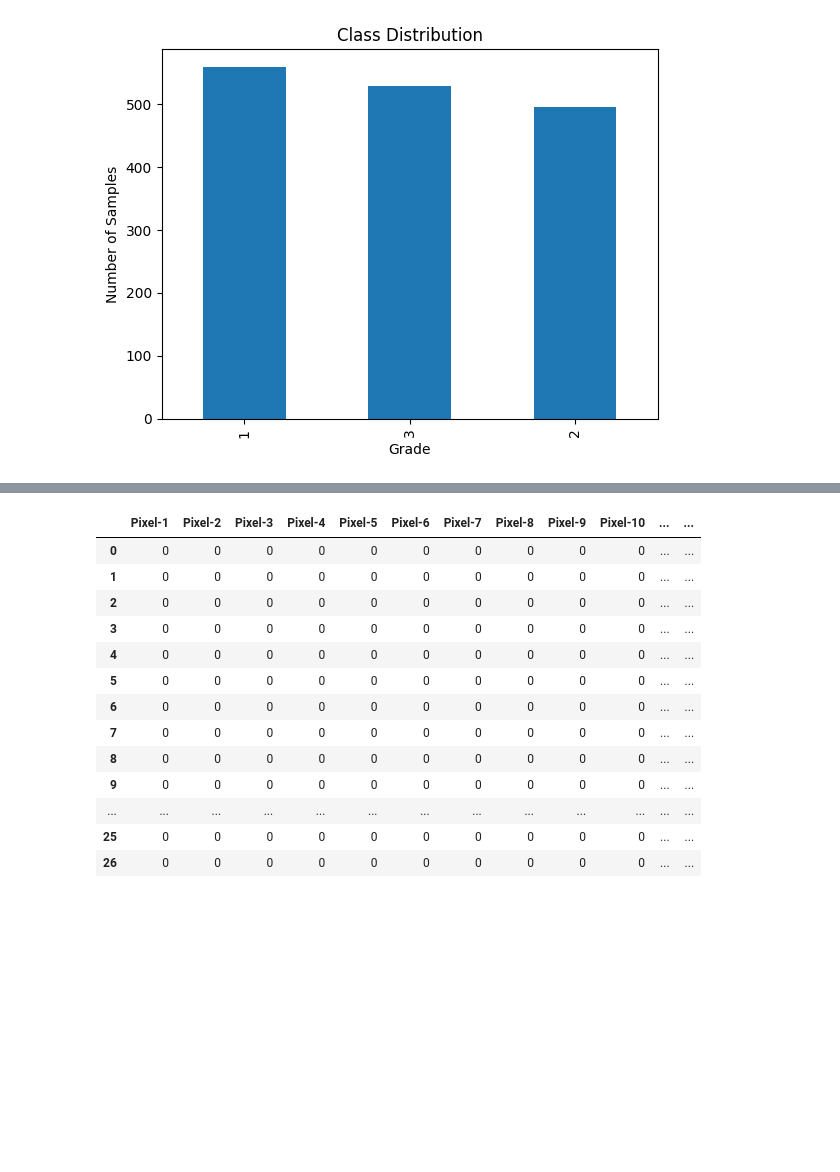
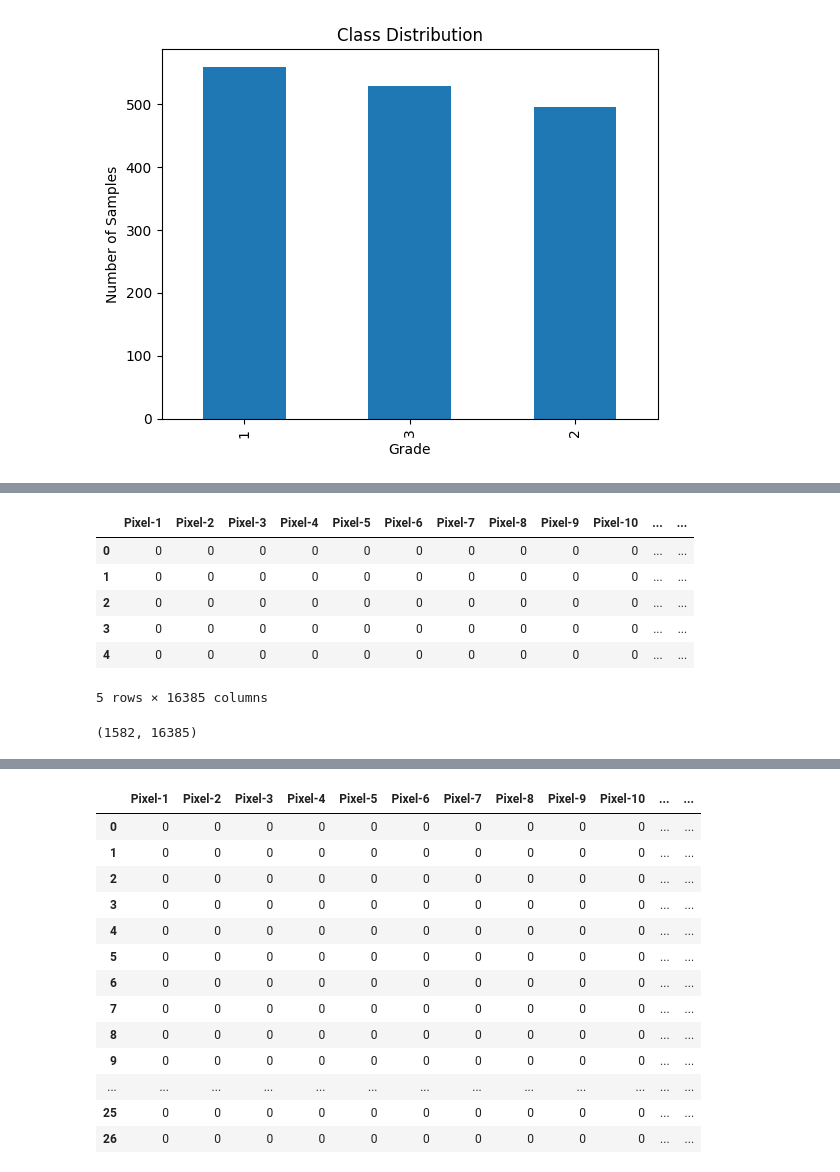
Before and after one commit to negativenagesh/Arecaverse, a Jupyter notebook: EDA/eda.ipynb, the cells around one changed output, grey strips where cells are left out. Cells and saved outputs as stored; diff of their text form; code cells hidden in the pictures; blank space fills up the shorter version.

```diff
--- a/EDA/eda.ipynb
+++ b/EDA/eda.ipynb
@@ -98,4 +127,12 @@ NameError: name 'arecanut' is not defined
 # %%
-# shuffled_arecanut = arecanut.sample(frac=1).reset_index(drop=True)
-# shuffled_arecanut.head()
+shuffled_arecanut = arecanut.sample(frac=1).reset_index(drop=True)
+shuffled_arecanut.head()
+# %% [output]
+|  | Pixel-1 | Pixel-2 | Pixel-3 | Pixel-4 | Pixel-5 | Pixel-6 | Pixel-7 | Pixel-8 | Pixel-9 | Pixel-10 | ... | ... |
+| 0 | 0 | 0 | 0 | 0 | 0 | 0 | 0 | 0 | 0 | 0 | ... | ... |
+| 1 | 0 | 0 | 0 | 0 | 0 | 0 | 0 | 0 | 0 | 0 | ... | ... |
+| 2 | 0 | 0 | 0 | 0 | 0 | 0 | 0 | 0 | 0 | 0 | ... | ... |
+| 3 | 0 | 0 | 0 | 0 | 0 | 0 | 0 | 0 | 0 | 0 | ... | ... |
+| 4 | 0 | 0 | 0 | 0 | 0 | 0 | 0 | 0 | 0 | 0 | ... | ... |
+5 rows × 16385 columns
 # %%
@@ -102,0 +140,4 @@ NameError: name 'arecanut' is not defined
+# %%
+shuffled_arecanut.shape
+# %% [output]
+(1582, 16385)
```
Also changed, not shown: parts of 11 cells of this notebook.
